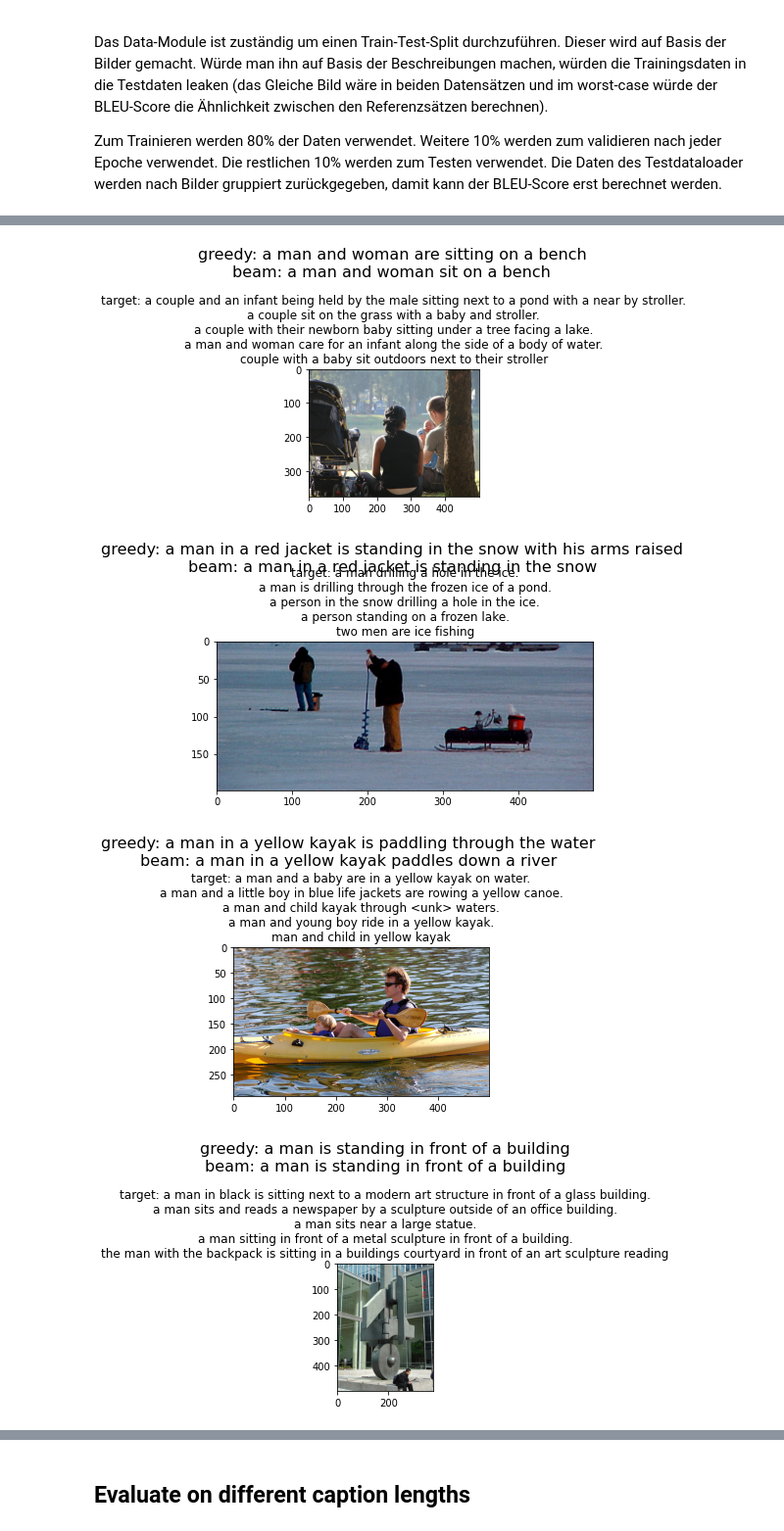
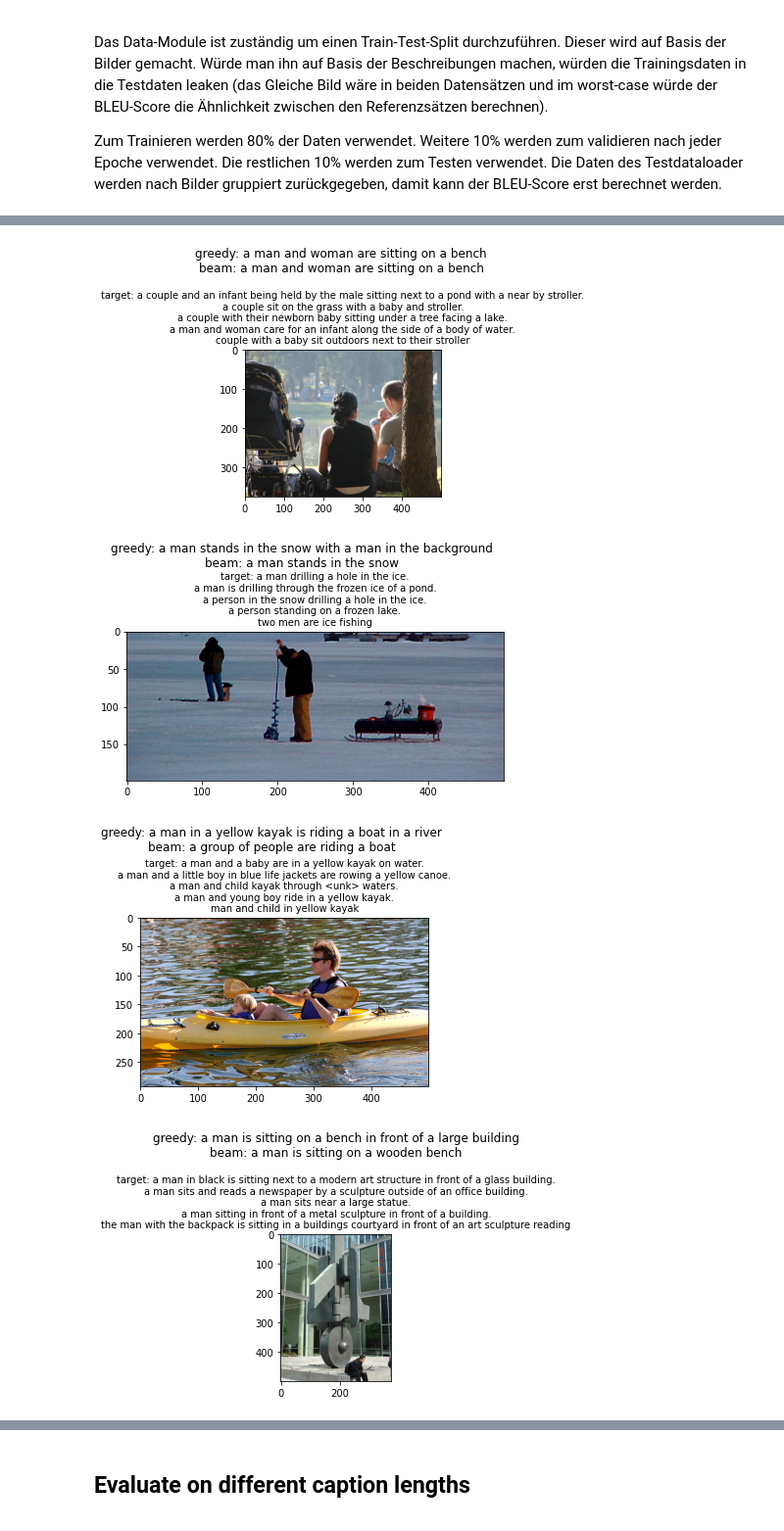
Before and after one commit to florinbarbisch/del, a Jupyter notebook: mc2.ipynb, the cells around one changed output, grey strips where cells are left out. Shown at 98% size. Cells and saved outputs as stored; diff of their text form; code cells hidden in the pictures.

```diff
--- a/mc2.ipynb
+++ b/mc2.ipynb
@@ -675,7 +701,9 @@ Ich habe eine Hyperparametertuning für die hidden_dim und embedding_dim durchge
 # %%
-for dim_size in [512, 1024, 2048, 4096, 8192]:
-    config["hidden_dim"] = dim_size
-    config["embedding_dim"] = dim_size
+for dim_size in [512, 1024, 2048, 4096]:
+    if dim_size == 512:
+        config["learning_rate"] = 0.001
+    else:
+        config["learning_rate"] = 0.0003
     wandb_logger = WandbLogger(name=f"v1-dim-{dim_size}", project="del-mc2", entity="florin-barbisch", config=config, log_model="all")
 
     model = ImageCaptioning(
@@ -701,6 +729,12 @@ for dim_size in [512, 1024, 2048, 4096, 8192]:
     )
 
     trainer.fit(model, flickr8k_data_module)
+    # select the best checkpoint
+    best_model_path = checkpoint_callback.best_model_path
+    print("Best model path:", best_model_path)
+    # load the best model
+    model = ImageCaptioning.load_from_checkpoint(best_model_path)
+    # test the model
     trainer.test(model, flickr8k_data_module.test_dataloader())
     wandb.finish()
 # %% [output]
@@ -747,0 +789,3 @@ Run summary:
+# %%
+artifact_dir = wandb.Api().artifact(f"florin-barbisch/del-mc2/model-ck4tabo8:best_k").download()
+model = ImageCaptioning.load_from_checkpoint(os.path.join(artifact_dir, "model.ckpt"))
@@ -761,58 +809,26 @@ for i, (image, captions, image_ids) in tqdm(enumerate(test_loader), total=len(te
 # %%
 # predict the first 4 image captions
 model.to(torch.device('cuda'))
 outputs_greedy = model.sample_greedy(torch.stack(images[:4]).to(torch.device('cuda')), max_length=15)
 outputs_beam = model.sample_beam(torch.stack(images[:4]).to(torch.device('cuda')), max_length=20, beam_size=2)
 
 # filter out the <eos>, <sos> and <pad> tokens
-generated_sentences_greedy = []
-for caption in outputs_greedy:
-    tokens = []
-    for idx in caption:
-        if idx != vocab.eos_idx:
-            tokens.append(vocab.idx_to_token(idx))
-        else:
-            break
-    generated_sentences_greedy.append(" ".join(tokens))
+generated_sentences_greedy = model._decode_predicted_sentences(outputs_greedy)
+generated_sentences_beam = model._decode_predicted_sentences(outputs_beam)
+target_sentence_groups = model._decode_target_sentence_groups(target_captions[:4])
 
-generated_sentences_beam = []
-for caption in outputs_beam:
-    tokens = []
-    for idx in caption:
-        if idx != vocab.eos_idx:
-            tokens.append(vocab.idx_to_token(idx))
-        else:
-            break
-    generated_sentences_beam.append(" ".join(tokens))
 
-target_sentence_groups = []
-for target_caption_group in target_captions[:4]:
-    target_sentences = []
-    for caption in target_caption_group:
-        tokens = []
-        for idx in caption:
-            if idx == vocab.sos_idx:
-                continue
-            if idx != vocab.eos_idx:
-                tokens.append(vocab.idx_to_token(idx))
-            else:
-                break
-        target_sentences.append(" ".join(tokens))
-    target_sentence_groups.append(target_sentences)
-
-# plot the images and the captions
 for i, (image_id, target_sentences, generated_sentence_greedy, generated_sentence_beam) in enumerate(zip(image_ids[:4], target_sentence_groups, generated_sentences_greedy, generated_sentences_beam)):
-    # load the images from the disk
     image_path = os.path.join(config["image_dir"], image_id)
     image = Image.open(image_path).convert('RGB')
     plt.imshow(image)
     strs = '.\n'.join(target_sentences)
-    plt.suptitle(f"greedy: {generated_sentence_greedy}\nbeam: {generated_sentence_beam}", fontsize=16)
-    plt.title(f"target: {strs}")
+    plt.suptitle(f"greedy: {generated_sentence_greedy}\nbeam: {generated_sentence_beam}")
+    plt.title(f"target: {strs}", fontsize=10)
     plt.tight_layout()
     plt.show()
 # %% [output]
-[figure, old version]
+[figure, new version]
-[figure, old version]
+[figure, new version]
-[figure, old version]
+[figure, new version]
-[figure, old version]
+[figure, new version]
```
Also changed, not shown: parts of 21 cells of this notebook.
